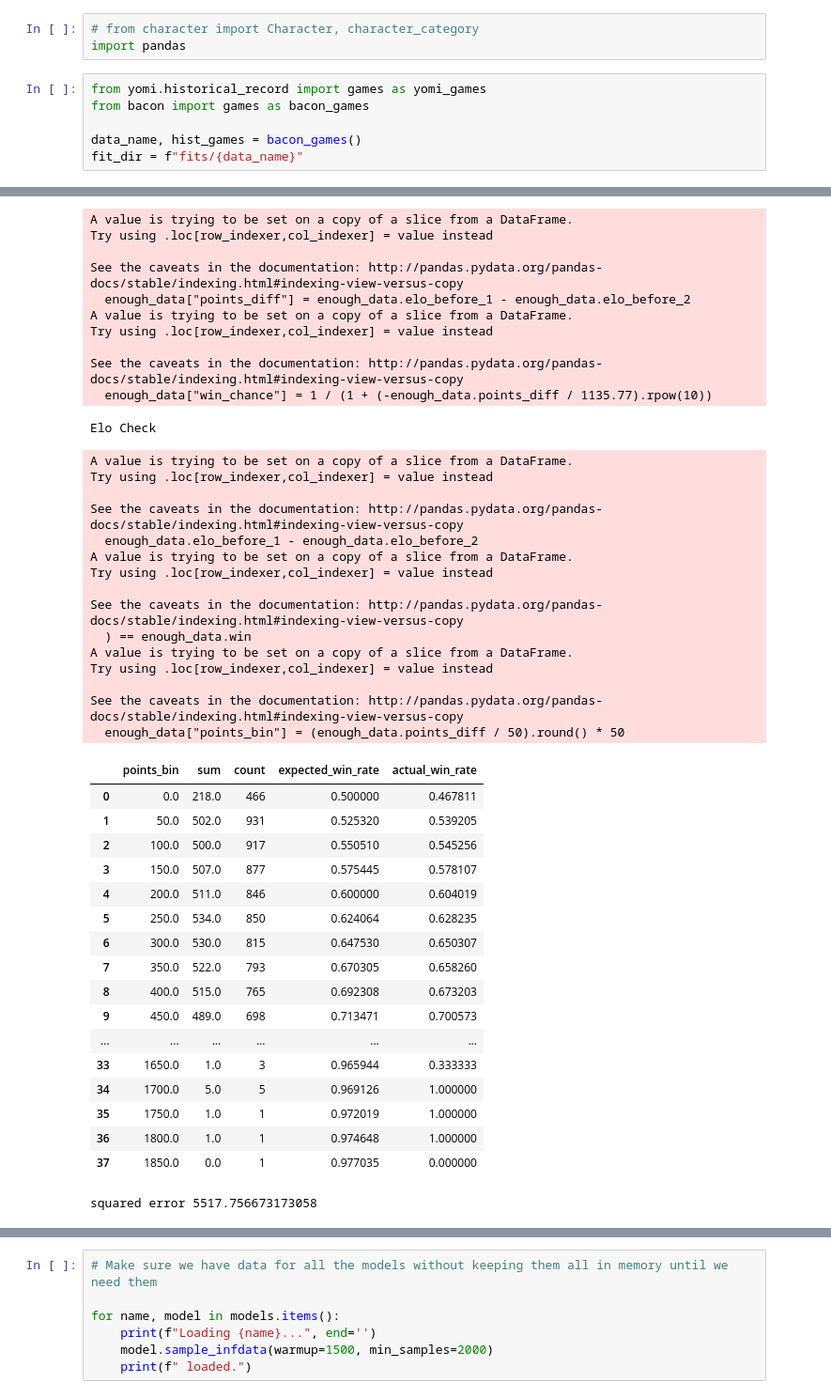
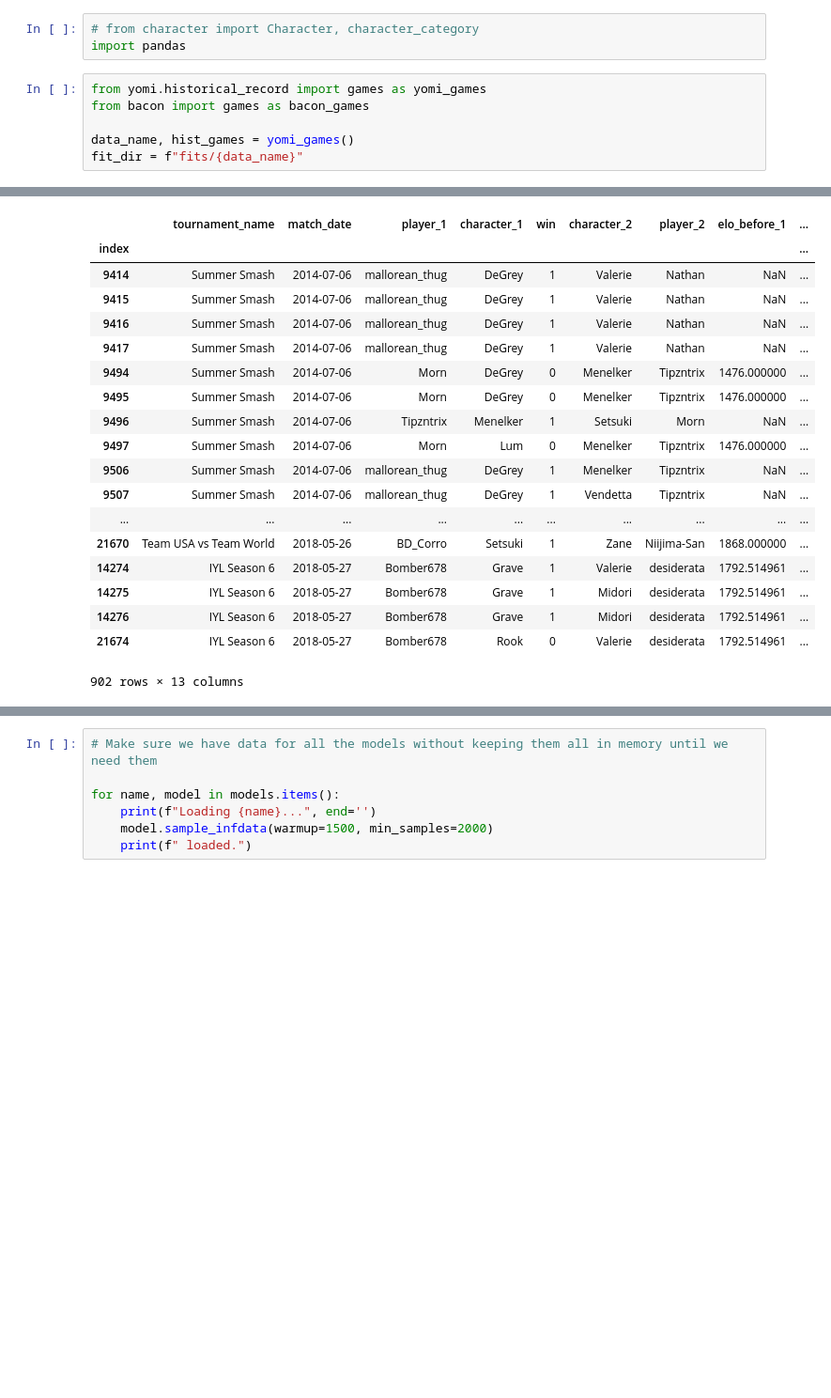
Before and after one commit to cpennington/yomi-skill, a Jupyter notebook: Bayesian Skill.ipynb, the cells around one changed output, grey strips where cells are left out. Shown: that part at 94% size. Drawn from its saved outputs; the diff is of its cells as text; blank space fills up the shorter version.

```diff
--- a/Bayesian Skill.ipynb
+++ b/Bayesian Skill.ipynb
@@ -11,6 +11,6 @@ import pandas
 from yomi.historical_record import games as yomi_games
 from bacon import games as bacon_games
 
-data_name, hist_games = bacon_games()
+data_name, hist_games = yomi_games()
 fit_dir = f"fits/{data_name}"
 # %% [output]
@@ -34,47 +34,22 @@ Load game data: 52
+|  | tournament_name | match_date | player_1 | character_1 | win | character_2 | player_2 | elo_before_1 | ... |
+| index |  |  |  |  |  |  |  |  | ... |
+| 9414 | Summer Smash | 2014-07-06 | mallorean_thug | DeGrey | 1 | Valerie | Nathan | NaN | ... |
+| 9415 | Summer Smash | 2014-07-06 | mallorean_thug | DeGrey | 1 | Valerie | Nathan | NaN | ... |
+| 9416 | Summer Smash | 2014-07-06 | mallorean_thug | DeGrey | 1 | Valerie | Nathan | NaN | ... |
+| 9417 | Summer Smash | 2014-07-06 | mallorean_thug | DeGrey | 1 | Valerie | Nathan | NaN | ... |
+| 9494 | Summer Smash | 2014-07-06 | Morn | DeGrey | 0 | Menelker | Tipzntrix | 1476.000000 | ... |
+| 9495 | Summer Smash | 2014-07-06 | Morn | DeGrey | 0 | Menelker | Tipzntrix | 1476.000000 | ... |
+| 9496 | Summer Smash | 2014-07-06 | Tipzntrix | Menelker | 1 | Setsuki | Morn | NaN | ... |
+| 9497 | Summer Smash | 2014-07-06 | Morn | Lum | 0 | Menelker | Tipzntrix | 1476.000000 | ... |
+| 9506 | Summer Smash | 2014-07-06 | mallorean_thug | DeGrey | 1 | Menelker | Tipzntrix | NaN | ... |
+| 9507 | Summer Smash | 2014-07-06 | mallorean_thug | DeGrey | 1 | Vendetta | Tipzntrix | NaN | ... |
+| ... | ... | ... | ... | ... | ... | ... | ... | ... | ... |
+| 21670 | Team USA vs Team World | 2018-05-26 | BD_Corro | Setsuki | 1 | Zane | Niijima-San | 1868.000000 | ... |
+| 14274 | IYL Season 6 | 2018-05-27 | Bomber678 | Grave | 1 | Valerie | desiderata | 1792.514961 | ... |
+| 14275 | IYL Season 6 | 2018-05-27 | Bomber678 | Grave | 1 | Midori | desiderata | 1792.514961 | ... |
+| 14276 | IYL Season 6 | 2018-05-27 | Bomber678 | Grave | 1 | Midori | desiderata | 1792.514961 | ... |
+| 21674 | IYL Season 6 | 2018-05-27 | Bomber678 | Rook | 0 | Valerie | desiderata | 1792.514961 | ... |
-A value is trying to be set on a copy of a slice from a DataFrame.
-Try using .loc[row_indexer,col_indexer] = value instead
-
-See the caveats in the documentation: http://pandas.pydata.org/pandas-docs/stable/indexing.html#indexing-view-versus-copy
-  enough_data["points_diff"] = enough_data.elo_before_1 - enough_data.elo_before_2
-A value is trying to be set on a copy of a slice from a DataFrame.
-Try using .loc[row_indexer,col_indexer] = value instead
-
-See the caveats in the documentation: http://pandas.pydata.org/pandas-docs/stable/indexing.html#indexing-view-versus-copy
-  enough_data["win_chance"] = 1 / (1 + (-enough_data.points_diff / 1135.77).rpow(10))
+902 rows × 13 columns
-Elo Check
-A value is trying to be set on a copy of a slice from a DataFrame.
-Try using .loc[row_indexer,col_indexer] = value instead
-
-See the caveats in the documentation: http://pandas.pydata.org/pandas-docs/stable/indexing.html#indexing-view-versus-copy
-  enough_data.elo_before_1 - enough_data.elo_before_2
-A value is trying to be set on a copy of a slice from a DataFrame.
-Try using .loc[row_indexer,col_indexer] = value instead
-
-See the caveats in the documentation: http://pandas.pydata.org/pandas-docs/stable/indexing.html#indexing-view-versus-copy
-  ) == enough_data.win
-A value is trying to be set on a copy of a slice from a DataFrame.
-Try using .loc[row_indexer,col_indexer] = value instead
-
-See the caveats in the documentation: http://pandas.pydata.org/pandas-docs/stable/indexing.html#indexing-view-versus-copy
-  enough_data["points_bin"] = (enough_data.points_diff / 50).round() * 50
-|  | points_bin | sum | count | expected_win_rate | actual_win_rate |
-| 0 | 0.0 | 218.0 | 466 | 0.500000 | 0.467811 |
-| 1 | 50.0 | 502.0 | 931 | 0.525320 | 0.539205 |
-| 2 | 100.0 | 500.0 | 917 | 0.550510 | 0.545256 |
-| 3 | 150.0 | 507.0 | 877 | 0.575445 | 0.578107 |
-| 4 | 200.0 | 511.0 | 846 | 0.600000 | 0.604019 |
-| 5 | 250.0 | 534.0 | 850 | 0.624064 | 0.628235 |
-| 6 | 300.0 | 530.0 | 815 | 0.647530 | 0.650307 |
-| 7 | 350.0 | 522.0 | 793 | 0.670305 | 0.658260 |
-| 8 | 400.0 | 515.0 | 765 | 0.692308 | 0.673203 |
-| 9 | 450.0 | 489.0 | 698 | 0.713471 | 0.700573 |
-| ... | ... | ... | ... | ... | ... |
-| 33 | 1650.0 | 1.0 | 3 | 0.965944 | 0.333333 |
-| 34 | 1700.0 | 5.0 | 5 | 0.969126 | 1.000000 |
-| 35 | 1750.0 | 1.0 | 1 | 0.972019 | 1.000000 |
-| 36 | 1800.0 | 1.0 | 1 | 0.974648 | 1.000000 |
-| 37 | 1850.0 | 0.0 | 1 | 0.977035 | 0.000000 |
-squared error 5517.756673173058
 # %%
 hist_games
 # %% [output]
```
Also changed, not shown: parts of 5 cells of this notebook, 1 other file.
